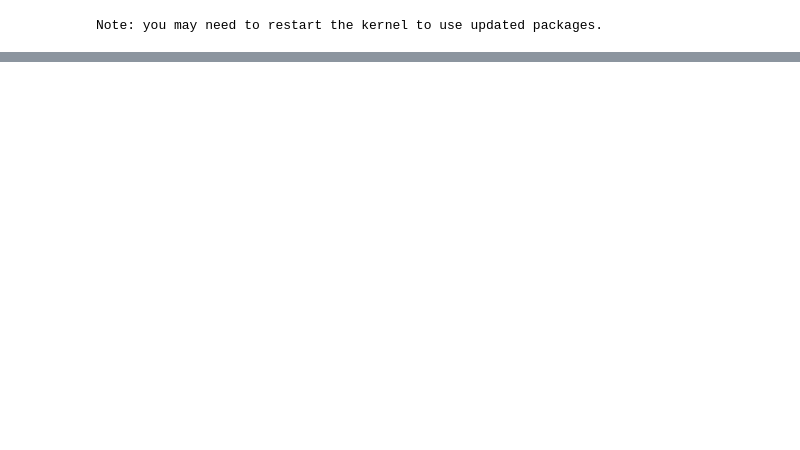
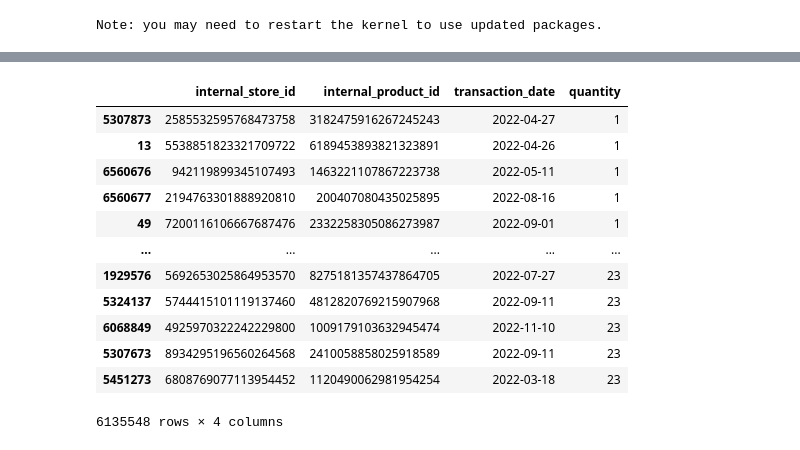
Before and after one commit to jvfd3/hackathon-big_data_tech, a Jupyter notebook: Files/Code/hackathon.ipynb, the cells around one changed output, grey strips where cells are left out. Drawn from its saved outputs; the diff is of its cells as text; code cells hidden in the pictures; blank space fills up the shorter version.

```diff
--- a/Files/Code/hackathon.ipynb
+++ b/Files/Code/hackathon.ipynb
@@ -318,0 +78,17 @@ outlier_removal
+# %%
+""" Cleaned Data - Without Outliers """
+cleaned_data.sort_values(by=['quantity'])
+# %% [output]
+|  | internal_store_id | internal_product_id | transaction_date | quantity |
+| 5307873 | 2585532595768473758 | 3182475916267245243 | 2022-04-27 | 1 |
+| 13 | 5538851823321709722 | 6189453893821323891 | 2022-04-26 | 1 |
+| 6560676 | 942119899345107493 | 1463221107867223738 | 2022-05-11 | 1 |
+| 6560677 | 2194763301888920810 | 200407080435025895 | 2022-08-16 | 1 |
+| 49 | 7200116106667687476 | 2332258305086273987 | 2022-09-01 | 1 |
+| ... | ... | ... | ... | ... |
+| 1929576 | 5692653025864953570 | 8275181357437864705 | 2022-07-27 | 23 |
+| 5324137 | 5744415101119137460 | 4812820769215907968 | 2022-09-11 | 23 |
+| 6068849 | 4925970322242229800 | 1009179103632945474 | 2022-11-10 | 23 |
+| 5307673 | 8934295196560264568 | 2410058858025918589 | 2022-09-11 | 23 |
+| 5451273 | 6808769077113954452 | 1120490062981954254 | 2022-03-18 | 23 |
+6135548 rows × 4 columns
```
Also changed, not shown: parts of 24 cells of this notebook.
